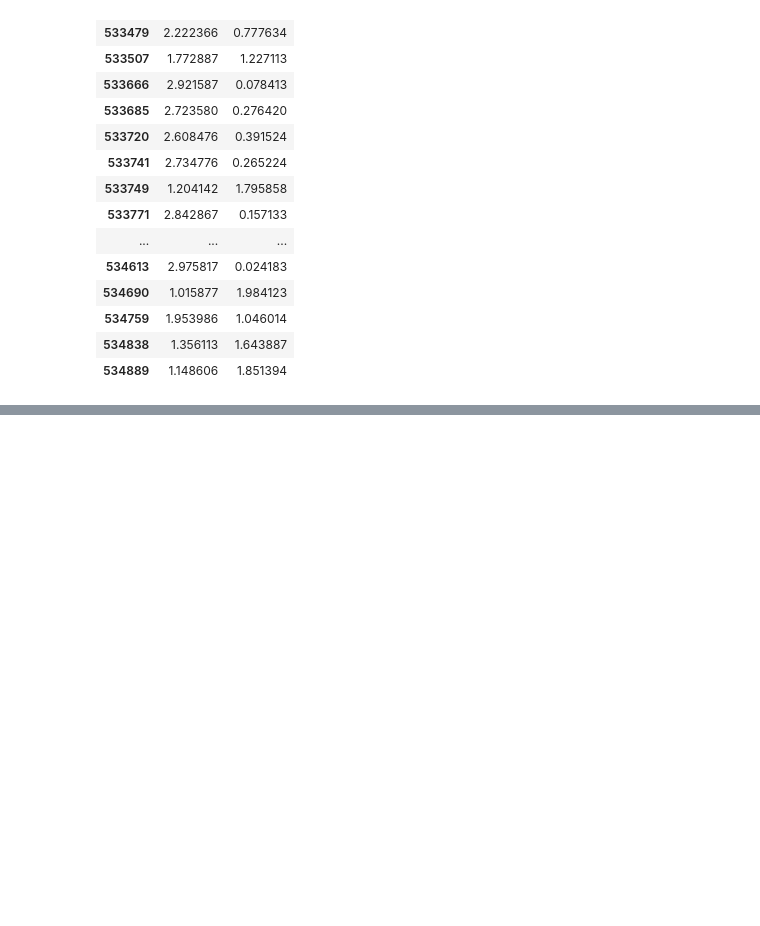
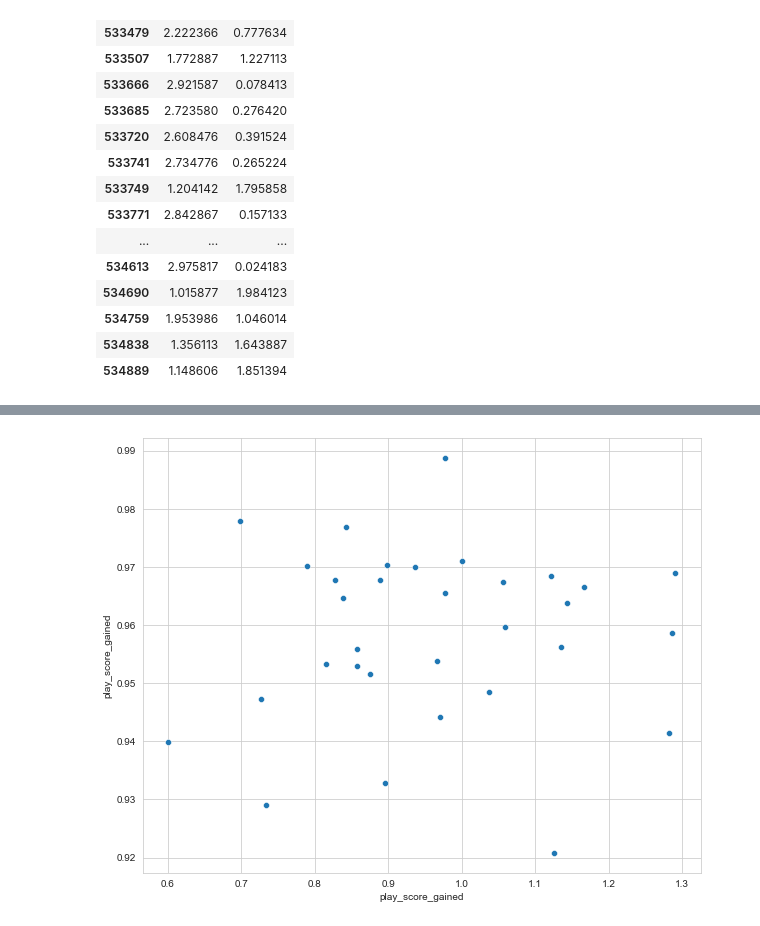
Before and after one commit to epaunonen/nflmodels, a Jupyter notebook: notebooks/nfl_predictions.ipynb, the cells around one changed output, grey strips where cells are left out. Cells and saved outputs as stored; diff of their text form; code cells hidden in the pictures; blank space fills up the shorter version.

```diff
--- a/notebooks/nfl_predictions.ipynb
+++ b/notebooks/nfl_predictions.ipynb
@@ -393,0 +414,12 @@ df_ep.query('season == 2022 and play_score_gained == 3')[['ep', 'epa']].head(30)
+# %%
+#df_ep.query('extra_point_attempt == 1').groupby(by='posteam')['play_score_gained'].mean()
+#df_ep.query('two_point_attempt == 1 and season >= 2021').groupby(by='posteam')['play_score_gained'].mean()
+fig, ax = plt.subplots(figsize=(10,8))
+sns.scatterplot(
+    y=df_ep.query('extra_point_attempt == 1').groupby(by='posteam')['play_score_gained'].mean(),
+    x=df_ep.query('two_point_attempt == 1').groupby(by='posteam')['play_score_gained'].mean(),
+    #hue=df_ep['posteam'].unique()
+)
+plt.show()
+# %% [output]
+[figure, added]
```
Also changed, not shown: parts of 17 cells of this notebook, 4 other files.
